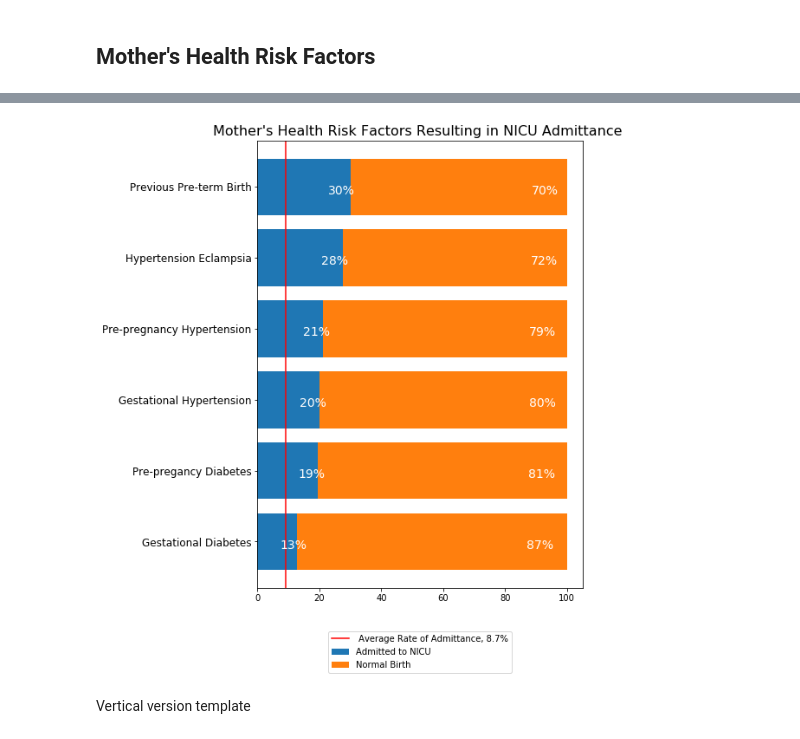
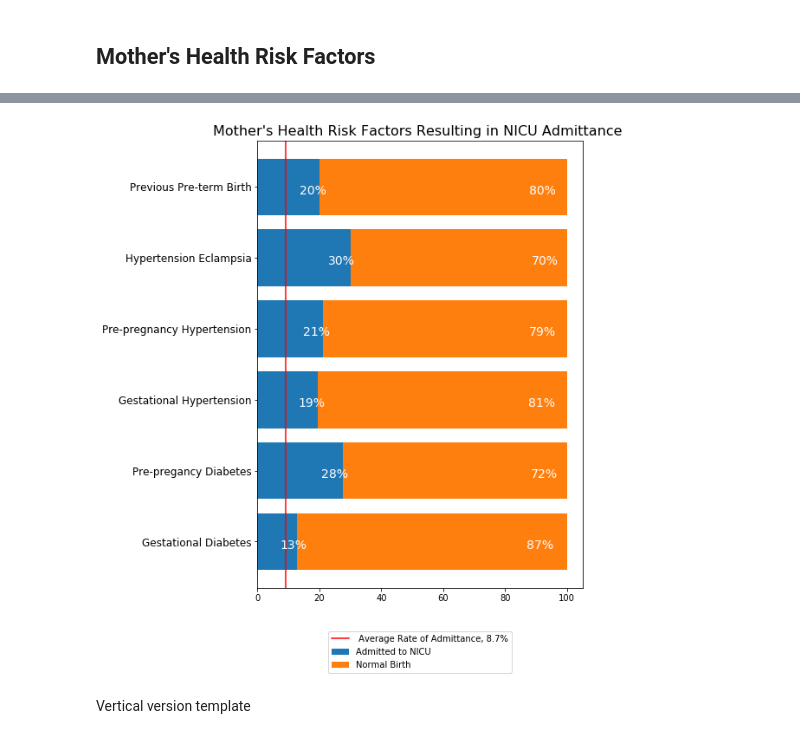
Before and after one commit to mkwasnica/CDC_capstone, a Jupyter notebook: notebooks/MK_Visualization.ipynb, the cells around one changed output, grey strips where cells are left out. Cells and saved outputs as stored; diff of their text form; code cells hidden in the pictures.

```diff
--- a/notebooks/MK_Visualization.ipynb
+++ b/notebooks/MK_Visualization.ipynb
@@ -36,7 +36,7 @@ array(['Unnamed: 0', 'birth_year', 'birth_month', 'birth_time',
 # %% [markdown]
 ## Functions
 # %%
-def make_pctdf(dataframe = birth_nou, group = str, target = 'admit_NICU',  columns_titles = ['Y','N']):
+def make_pctdf(dataframe , group = str, target = 'admit_NICU',  columns_titles = ['Y','N']):
     df1 = births_nou.loc[(births[group] == 'Y')].groupby([group])[[target]].count()
     df2 = births_nou.loc[(births[group] == 'Y')].groupby([group])[target].value_counts().unstack()
     df2 = df2.reindex(columns=columns_titles)
@@ -291,36 +198,38 @@ Y  19.963802  80.036198
 # %%
+test_plt = (test.div(test.sum(1), axis=0)).plot(kind = 'barh', width = 0.8, stacked = True, figsize = (10,9))
+# test_plt = (test.div(test.sum(1), axis=0)).sort_values(by = 1 ,ascending=False).plot(kind = 'barh', width = 0.8, stacked = True, figsize = (10,9))
+#Need to figure out how to adjust axis labels to follow sorted data automatically
 
-test_plt = (test.div(test.sum(1), axis=0)).sort_values(by = 1 ,ascending=False).plot(kind = 'barh', width = 0.8, stacked = True, figsize = (10,9))
 #Formatting
 plt.axvline(x=(9.14/100), color='r', linestyle='-', label = '8.7%')
 test_plt.set_yticklabels(fullnames_list, fontsize = 12)
 test_plt.set_xticklabels(('0','20','40','60','80', '100'))
 test_plt.set_title("Mother's Health Risk Factors Resulting in NICU Admittance ", fontsize = 16)
 leg = test_plt.legend(labels=[' Average Rate of Admittance, 8.7%', 'Admitted to NICU', 'Normal Birth'],fontsize= 10, loc = 'lower center')
 #Add annotation
 for p in test_plt.patches:
     width, height = p.get_width(), p.get_height()
     x, y = p.get_xy()
     test_plt.annotate('{:.0%}'.format(width), (p.get_x()+.9*width, p.get_y() + height - .5),
                       ha = 'center', color = 'white', fontsize = 14)
 
 # Get the bounding box of the original legend
 bb = leg.get_bbox_to_anchor().inverse_transformed(test_plt.transAxes)
 
 # Change to location of the legend.
 xOffset = -.2
 bb.y0 += xOffset
 bb.y1 += xOffset
 leg.set_bbox_to_anchor(bb, transform = test_plt.transAxes)
 
 #Resize plot area to fit within Figure Size
 plt.tight_layout(rect = (0,0,.8,1))
 
 #Save Figure
 plt.savefig('./Saved_Visualizations/mother_health_risks_barpct.pdf')
 plt.savefig('./Saved_Visualizations/mother_health_risks_barpct.png')
 # %% [output]
-[figure, old version]
+[figure, new version]
 # %% [markdown]
 Vertical version template
 # %%
```
Also changed, not shown: parts of 38 cells of this notebook, 16 other files.
